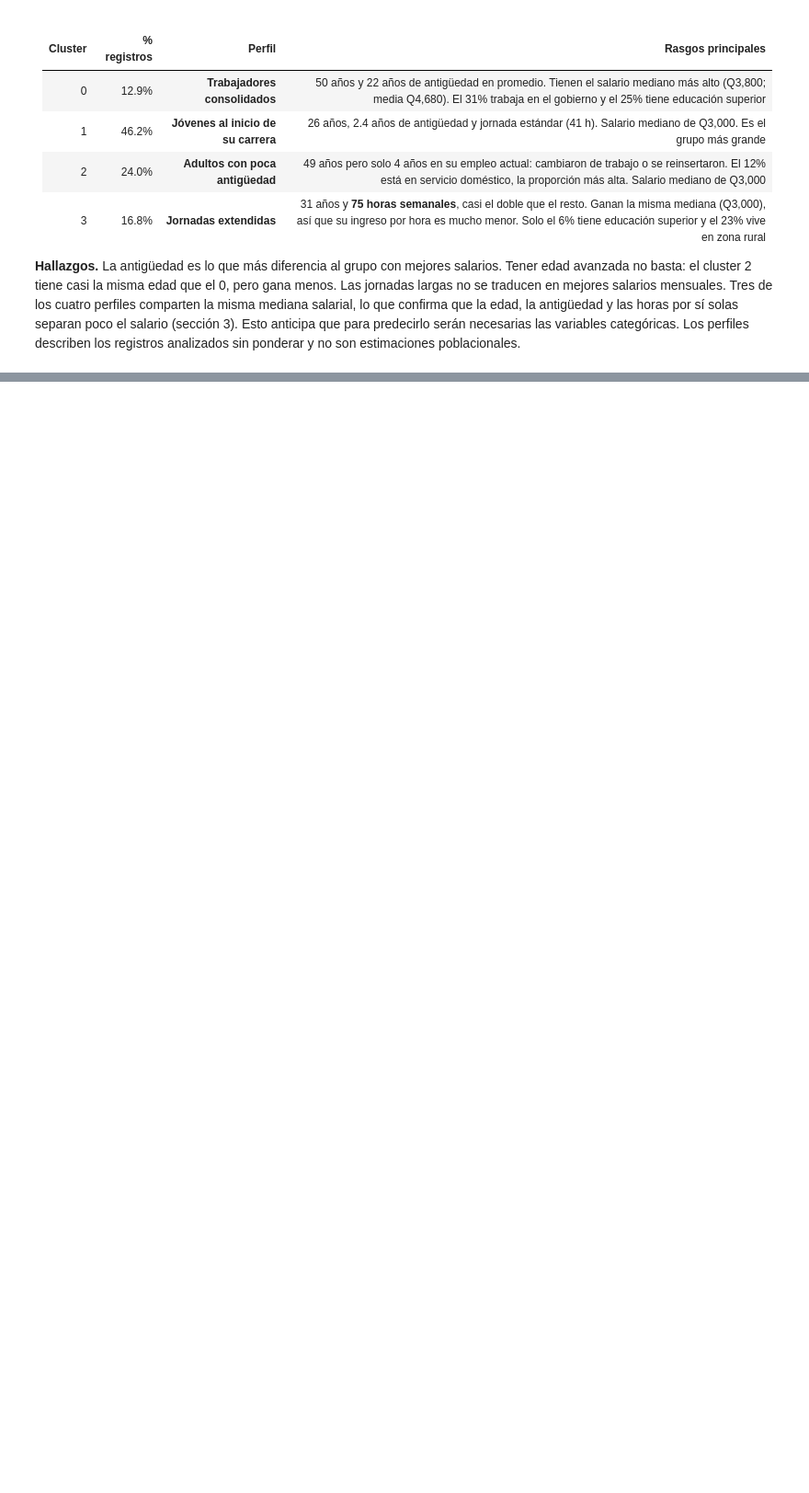
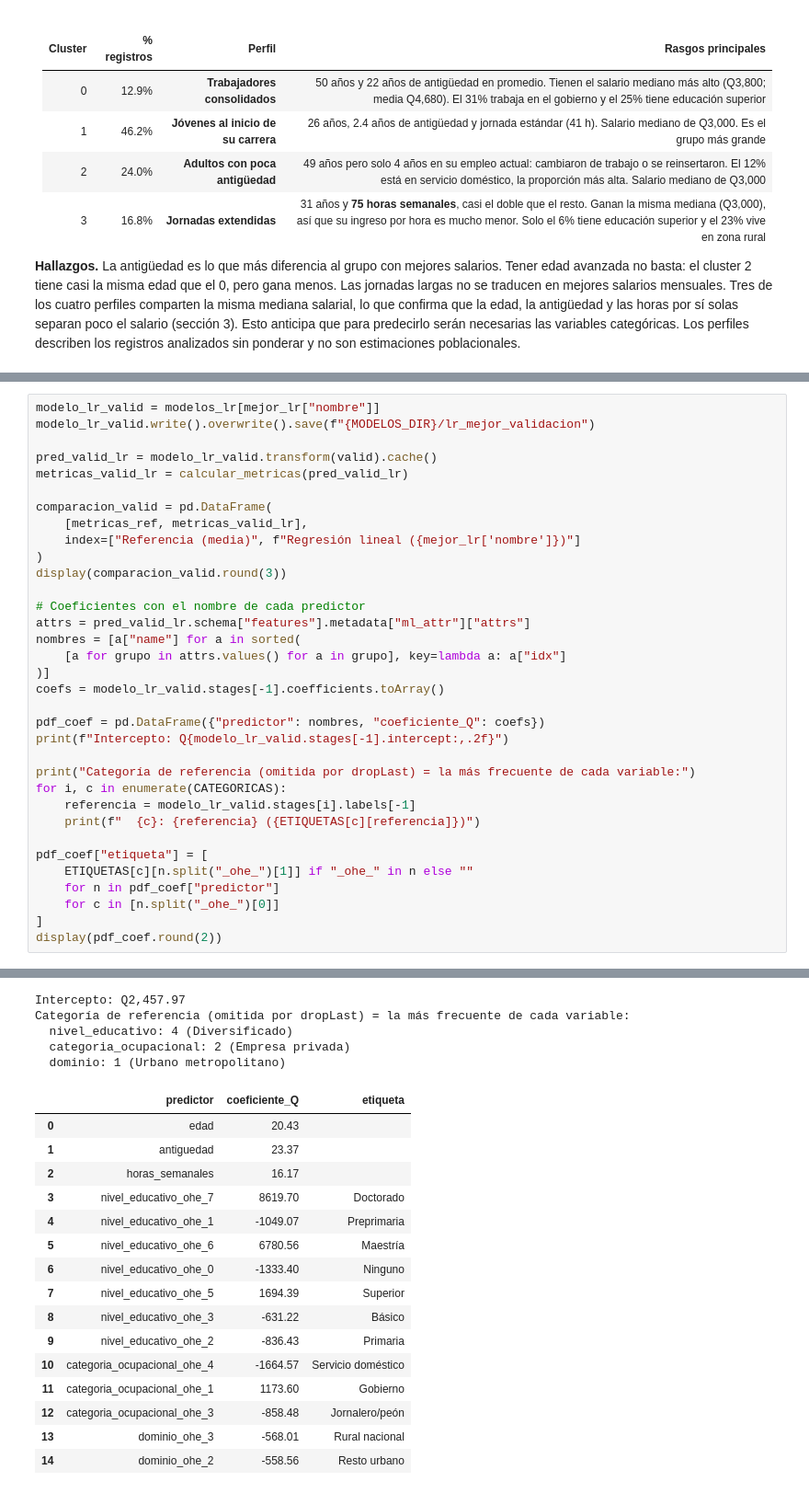
Before and after one commit to tismajo/CC3084-Laboratorio7, a Jupyter notebook: Laboratorio7.ipynb, the cells around one changed output, grey strips where cells are left out. Shown at 92% size. Saved outputs shown, nothing was run; the diff lists cells and outputs as text; blank space fills up the shorter version.

```diff
--- a/Laboratorio7.ipynb
+++ b/Laboratorio7.ipynb
@@ -2053,0 +2225,35 @@ analizados sin ponderar y no son estimaciones poblacionales.
+# %%
+modelo_lr_valid = modelos_lr[mejor_lr["nombre"]]
+modelo_lr_valid.write().overwrite().save(f"{MODELOS_DIR}/lr_mejor_validacion")
+
+pred_valid_lr = modelo_lr_valid.transform(valid).cache()
+metricas_valid_lr = calcular_metricas(pred_valid_lr)
+
+comparacion_valid = pd.DataFrame(
+    [metricas_ref, metricas_valid_lr],
+    index=["Referencia (media)", f"Regresión lineal ({mejor_lr['nombre']})"]
+)
+display(comparacion_valid.round(3))
+
+# Coeficientes con el nombre de cada predictor
+attrs = pred_valid_lr.schema["features"].metadata["ml_attr"]["attrs"]
+nombres = [a["name"] for a in sorted(
+    [a for grupo in attrs.values() for a in grupo], key=lambda a: a["idx"]
+)]
+coefs = modelo_lr_valid.stages[-1].coefficients.toArray()
+
+pdf_coef = pd.DataFrame({"predictor": nombres, "coeficiente_Q": coefs})
+print(f"Intercepto: Q{modelo_lr_valid.stages[-1].intercept:,.2f}")
+
+print("Categoría de referencia (omitida por dropLast) = la más frecuente de cada variable:")
+for i, c in enumerate(CATEGORICAS):
+    referencia = modelo_lr_valid.stages[i].labels[-1]
+    print(f"  {c}: {referencia} ({ETIQUETAS[c][referencia]})")
+
+pdf_coef["etiqueta"] = [
+    ETIQUETAS[c][n.split("_ohe_")[1]] if "_ohe_" in n else ""
+    for n in pdf_coef["predictor"]
+    for c in [n.split("_ohe_")[0]]
+]
+display(pdf_coef.round(2))
+# %% [output]
@@ -2053,0 +2263,21 @@ analizados sin ponderar y no son estimaciones poblacionales.
+Intercepto: Q2,457.97
+Categoría de referencia (omitida por dropLast) = la más frecuente de cada variable:
+  nivel_educativo: 4 (Diversificado)
+  categoria_ocupacional: 2 (Empresa privada)
+  dominio: 1 (Urbano metropolitano)
+|  | predictor | coeficiente_Q | etiqueta |
+| 0 | edad | 20.43 |  |
+| 1 | antiguedad | 23.37 |  |
+| 2 | horas_semanales | 16.17 |  |
+| 3 | nivel_educativo_ohe_7 | 8619.70 | Doctorado |
+| 4 | nivel_educativo_ohe_1 | -1049.07 | Preprimaria |
+| 5 | nivel_educativo_ohe_6 | 6780.56 | Maestría |
+| 6 | nivel_educativo_ohe_0 | -1333.40 | Ninguno |
+| 7 | nivel_educativo_ohe_5 | 1694.39 | Superior |
+| 8 | nivel_educativo_ohe_3 | -631.22 | Básico |
+| 9 | nivel_educativo_ohe_2 | -836.43 | Primaria |
+| 10 | categoria_ocupacional_ohe_4 | -1664.57 | Servicio doméstico |
+| 11 | categoria_ocupacional_ohe_1 | 1173.60 | Gobierno |
+| 12 | categoria_ocupacional_ohe_3 | -858.48 | Jornalero/peón |
+| 13 | dominio_ohe_3 | -568.01 | Rural nacional |
+| 14 | dominio_ohe_2 | -558.56 | Resto urbano |
```
Also changed, not shown: parts of 7 cells of this notebook.
